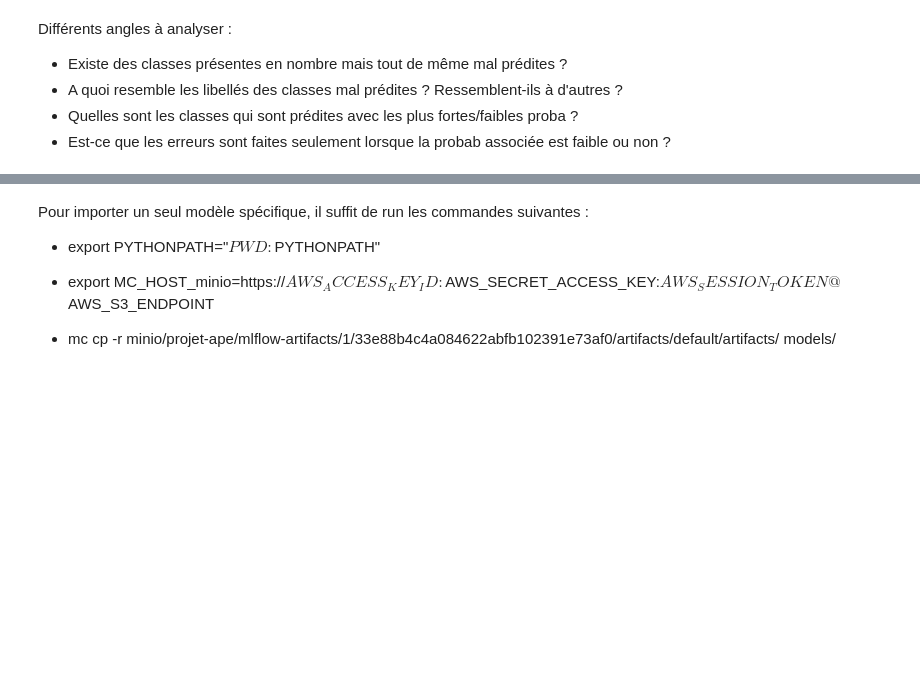
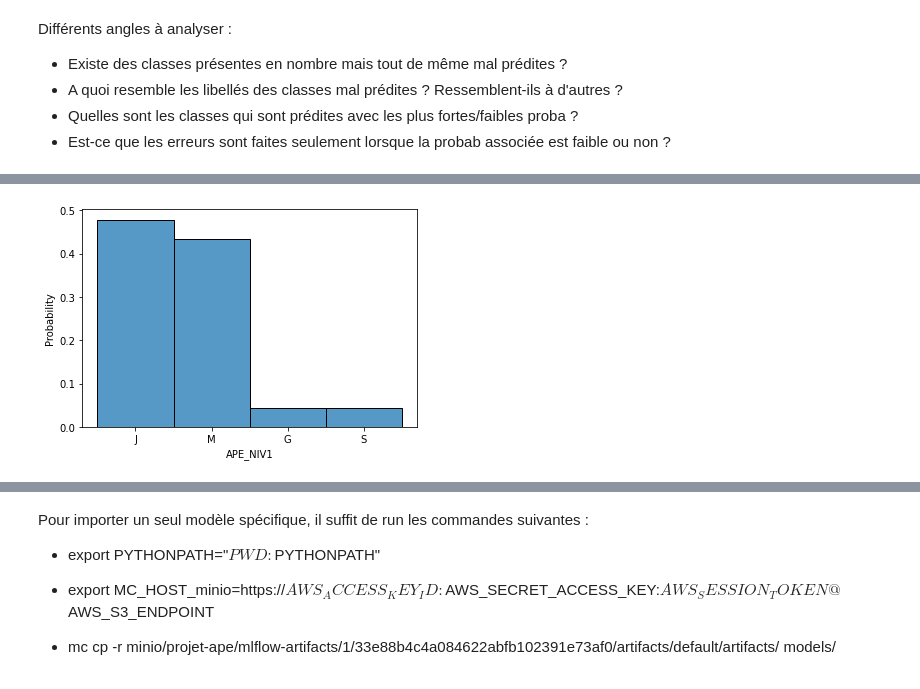
Before and after one commit to InseeFrLab/codif-ape-train, a Jupyter notebook: src/model_exploration.ipynb, the cells around one changed output, grey strips where cells are left out. Saved outputs shown, nothing was run; the diff lists cells and outputs as text; code cells hidden in the pictures; blank space fills up the shorter version.

```diff
--- a/src/model_exploration.ipynb
+++ b/src/model_exploration.ipynb
@@ -45,0 +52,3 @@ df_train, df_test, df_gu = preprocessor.preprocess(
+# %%
+df_prepro = pd.concat([df_train, df_test, df_gu])
+df_prepro = preprocessor.get_aggregated_APE(df_prepro, Y)
@@ -45,0 +64,8 @@ df_train, df_test, df_gu = preprocessor.preprocess(
+# %%
+ListofWords = sorted(set([word for word,_ in list]))
+df_word = pd.DataFrame({word :  df_prepro["APE_NIV1"][df_prepro["LIB_SICORE"].str.contains("\\b" + word + "\\b")].value_counts(normalize="true").kurtosis() for word in tqdm(ListofWords)}.items(), columns=['Words', 'Kurtosis'])
+df_word = (df_word
+            .dropna()
+            .sort_values(by=['Kurtosis'])
+            .reset_index(drop=True)
+            )
@@ -45,0 +88,5 @@ df_train, df_test, df_gu = preprocessor.preprocess(
+# %%
+word = df_word.at[3, "Words"]
+ax = sns.histplot(x="APE_NIV1", data=df_prepro[df_prepro["LIB_SICORE"].str.contains("\\b" + word + "\\b")], stat="probability")
+# %% [output]
+[figure, added]
```
Also changed, not shown: parts of 15 cells of this notebook.
